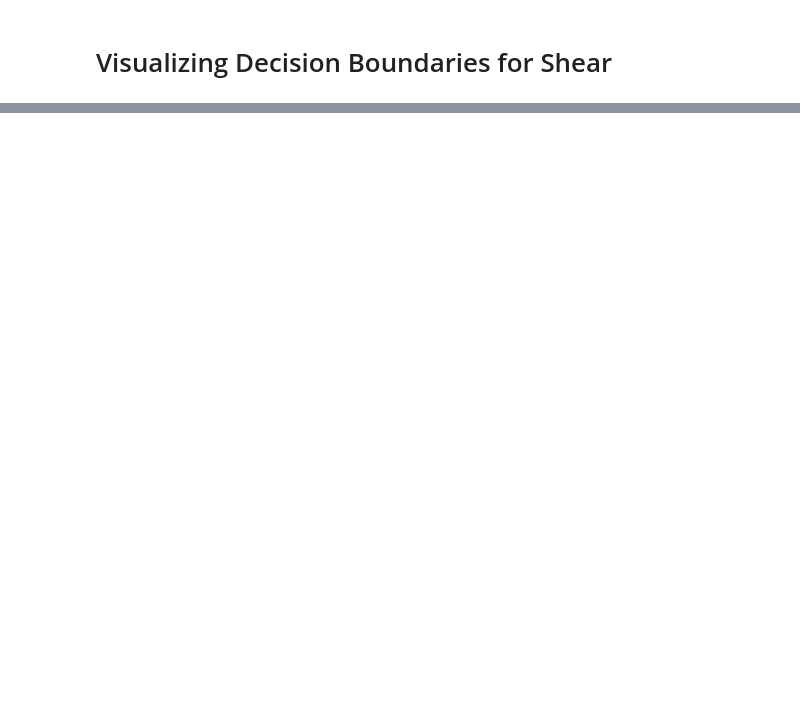
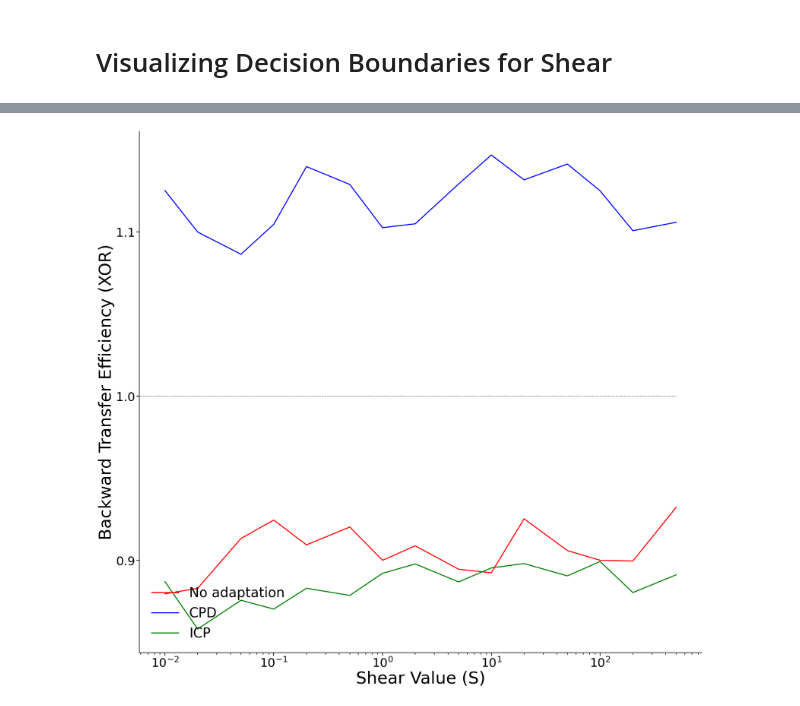
Before and after one commit to williamrxu/ndd-workspace, a Jupyter notebook: cpd_experiment_shear.ipynb, the cells around one changed output, grey strips where cells are left out. Cells and saved outputs as stored; diff of their text form; code cells hidden in the pictures; blank space fills up the shorter version.

```diff
--- a/cpd_experiment_shear.ipynb
+++ b/cpd_experiment_shear.ipynb
@@ -270,0 +756,6 @@ for i in range(n):
+# %%
+#main hyperparameters
+shear_sweep = [x * 10**e for e in range(-2, 3) for x in [1, 2, 5]];
+task1_sample = 100
+task2_sample = 100
+mc_rep = 250
@@ -270,0 +766,2 @@ for i in range(n):
+# %%
+mean_te1 = bte_v_shear(shear_sweep, task1_sample, task2_sample, mc_rep)
@@ -270,0 +786,2 @@ for i in range(n):
+# %%
+mean_te2 = bte_v_shear(shear_sweep, task1_sample, task2_sample, mc_rep, register_cpd=True)
@@ -270,0 +806,2 @@ for i in range(n):
+# %%
+mean_te3 = bte_v_shear(shear_sweep, task1_sample, task2_sample, mc_rep, register_icp=True)
@@ -270,0 +826,26 @@ for i in range(n):
+# %%
+fontsize=50
+labelsize = 36
+
+sns.set_context("talk")
+fig = plt.figure(constrained_layout=True, figsize=(25, 23))
+gs = fig.add_gridspec(6, 6)
+ax = fig.add_subplot(gs[:6, :6])
+task = ["No adaptation", "CPD", "ICP"]
+ax.plot(shear_sweep, mean_te1, c="r", linewidth=3, label=task[0])
+ax.plot(shear_sweep, mean_te2, c="b", linewidth=3, label=task[1])
+ax.plot(shear_sweep, mean_te3, c="g", linewidth=3, label=task[2])
+ax.tick_params(labelsize=labelsize)
+ax.set_xlabel("Shear Value (S)", fontsize=fontsize)
+ax.set_ylabel("Backward Transfer Efficiency (XOR)", fontsize=fontsize)
+ax.set_yticks([0.9, 1, 1.1, 1.2, 1.3])
+ax.set_xscale('log')
+ax.hlines(1, 0, 500, colors="grey", linestyles="dashed", linewidth=1.5)
+ax.legend(loc="lower left", fontsize=40, frameon=False)
+
+right_side = ax.spines["right"]
+right_side.set_visible(False)
+top_side = ax.spines["top"]
+top_side.set_visible(False)
+# %% [output]
+[figure, added]
```
Also changed, not shown: parts of 25 cells of this notebook.
